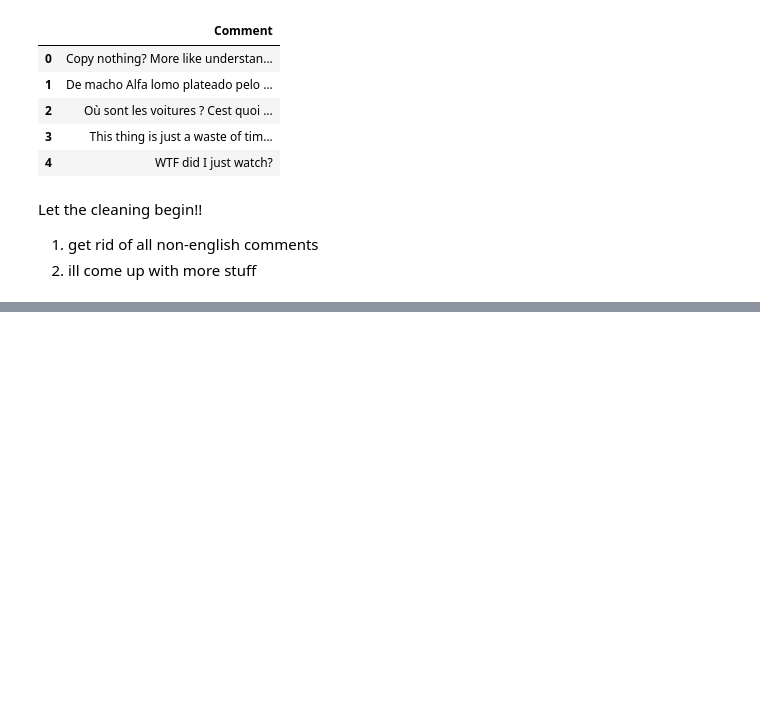
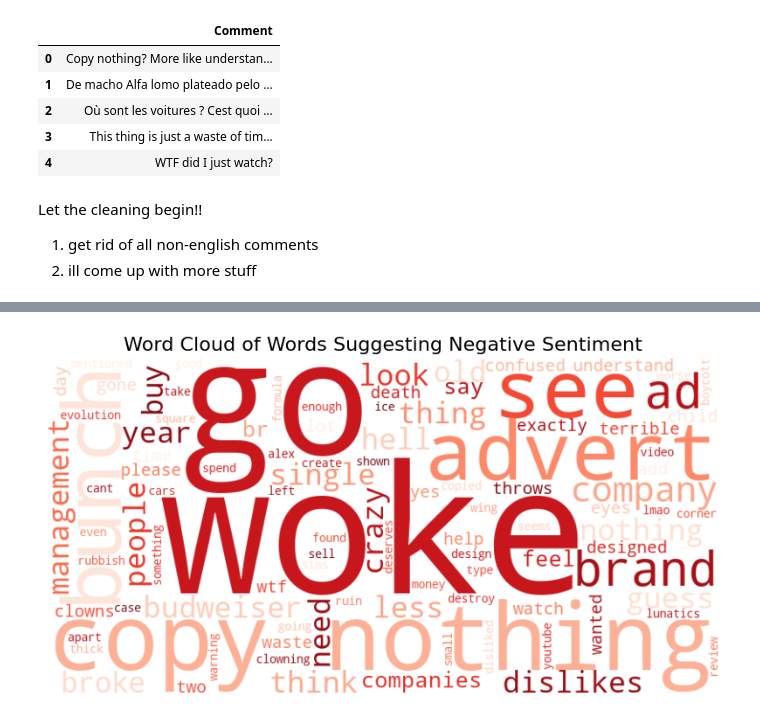
Before and after one commit to TheFlying12/JagSentimentAnalysis, a Jupyter notebook: analysis/sentiment.ipynb, the cells around one changed output, grey strips where cells are left out. Saved outputs shown, nothing was run; the diff lists cells and outputs as text; code cells hidden in the pictures; blank space fills up the shorter version.

```diff
--- a/analysis/sentiment.ipynb
+++ b/analysis/sentiment.ipynb
@@ -39,0 +124,46 @@ Need a model familiar with sarcasm, and one pretrained on social media language
+# %%
+import pandas as pd
+from wordcloud import WordCloud
+import matplotlib.pyplot as plt
+from nltk.corpus import stopwords
+from nltk.tokenize import word_tokenize
+import nltk
+
+# Ensure necessary NLTK data is downloaded
+# nltk.download('stopwords')
+# nltk.download('punkt')
+# nltk.download('punkt_tab')
+
+# Load the dataset
+df = pd.read_csv('../data/sentiment_results.csv')
+
+# Filter negative sentiment comments
+negative_comments = df[df['Sentiment'] == 'Negative']['Comment']
+
+# Combine all negative comments into a single string
+text = " ".join(negative_comments)
+
+# Tokenize and clean the text
+tokens = word_tokenize(text.lower())
+stop_words = set(stopwords.words('english'))  # NLTK stopwords
+custom_stopwords = set(['jaguar', 'car', '!', '.', ',', '?', '...', '“', '”', '-', "'s", "'"])  # Include "Jaguar" and "Car"
+filtered_words = [word for word in tokens if word.isalnum() and word not in stop_words and word not in custom_stopwords]
+# Combine the cleaned words into a single string
+cleaned_text = " ".join(filtered_words)
+
+# Generate the word cloud
+wordcloud = WordCloud(
+    width=800,
+    height=400,
+    background_color='white',
+    colormap='Reds',
+    max_words=100
+).generate(cleaned_text)
+
+# Plot the word cloud
+plt.figure(figsize=(10, 5))
+plt.imshow(wordcloud, interpolation='bilinear')
+plt.axis('off')  # Hide axes
+plt.title('Word Cloud of Words Suggesting Negative Sentiment', fontsize=16)
+plt.show()
+# %% [output]
@@ -39,0 +176 @@ Need a model familiar with sarcasm, and one pretrained on social media language
+[figure, added]
```
Also changed, not shown: parts of 9 cells of this notebook.
